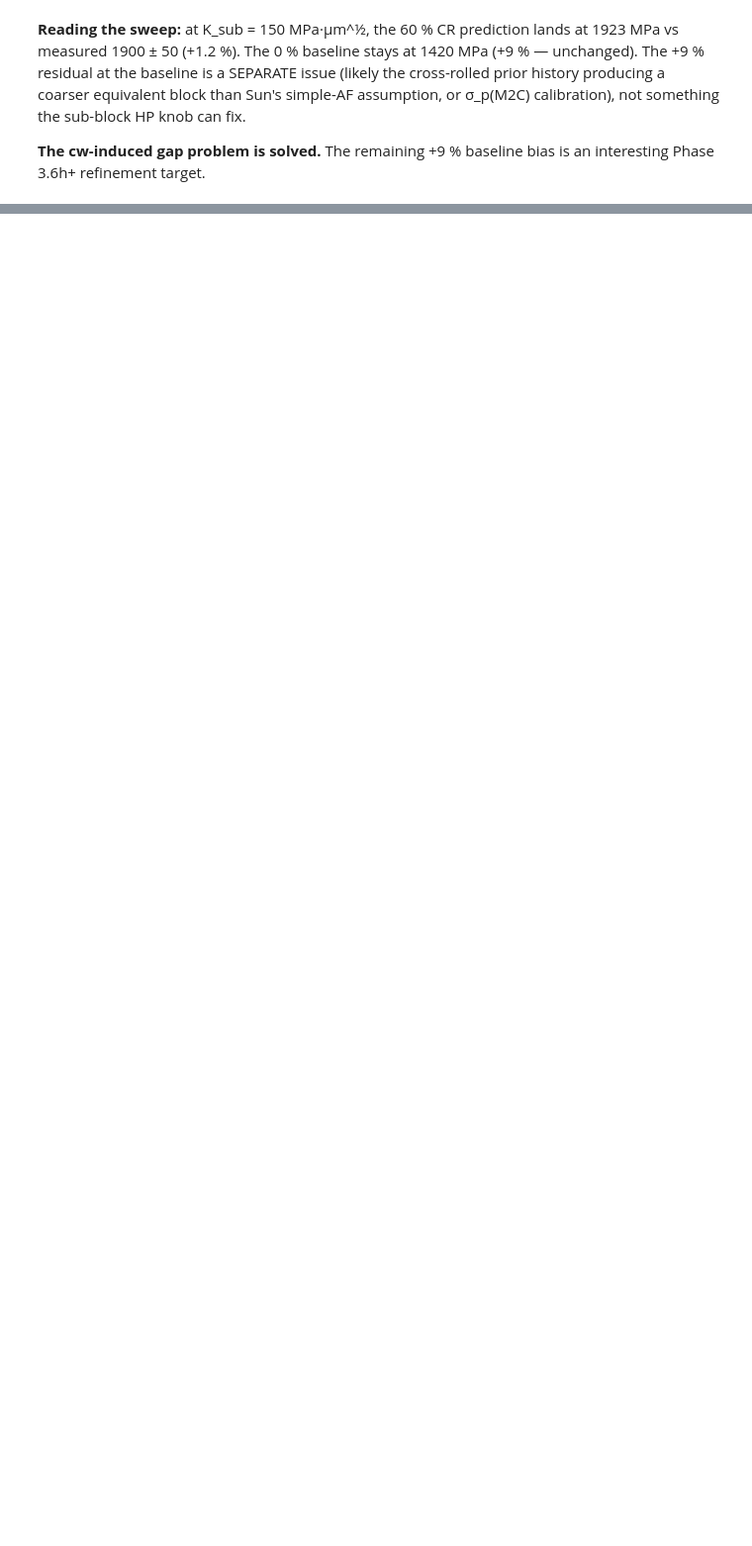
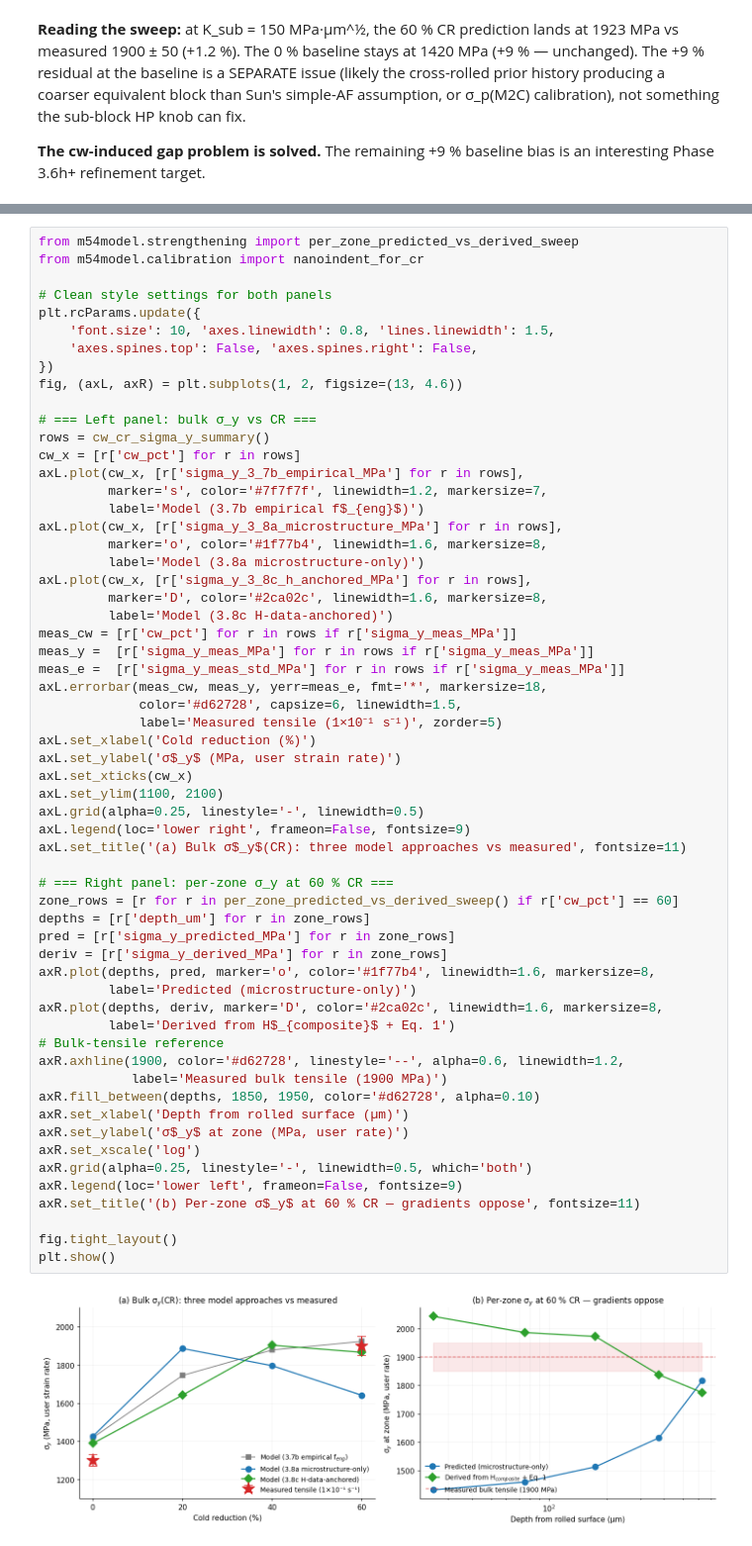
Before and after one commit to jedwa006/alloy-strengthening-contributions-modeling-public, a Jupyter notebook: notebooks/02_trip_toughening.ipynb, the cells around one changed output, grey strips where cells are left out. Shown at 99% size. Cells and saved outputs as stored; diff of their text form; blank space fills up the shorter version.

```diff
--- a/notebooks/02_trip_toughening.ipynb
+++ b/notebooks/02_trip_toughening.ipynb
@@ -453,0 +502,61 @@ bias is an interesting Phase 3.6h+ refinement target.
+# %%
+from m54model.strengthening import per_zone_predicted_vs_derived_sweep
+from m54model.calibration import nanoindent_for_cr
+
+# Clean style settings for both panels
+plt.rcParams.update({
+    'font.size': 10, 'axes.linewidth': 0.8, 'lines.linewidth': 1.5,
+    'axes.spines.top': False, 'axes.spines.right': False,
+})
+fig, (axL, axR) = plt.subplots(1, 2, figsize=(13, 4.6))
+
+# === Left panel: bulk σ_y vs CR ===
+rows = cw_cr_sigma_y_summary()
+cw_x = [r['cw_pct'] for r in rows]
+axL.plot(cw_x, [r['sigma_y_3_7b_empirical_MPa'] for r in rows],
+         marker='s', color='#7f7f7f', linewidth=1.2, markersize=7,
+         label='Model (3.7b empirical f$_{eng}$)')
+axL.plot(cw_x, [r['sigma_y_3_8a_microstructure_MPa'] for r in rows],
+         marker='o', color='#1f77b4', linewidth=1.6, markersize=8,
+         label='Model (3.8a microstructure-only)')
+axL.plot(cw_x, [r['sigma_y_3_8c_h_anchored_MPa'] for r in rows],
+         marker='D', color='#2ca02c', linewidth=1.6, markersize=8,
+         label='Model (3.8c H-data-anchored)')
+meas_cw = [r['cw_pct'] for r in rows if r['sigma_y_meas_MPa']]
+meas_y =  [r['sigma_y_meas_MPa'] for r in rows if r['sigma_y_meas_MPa']]
+meas_e =  [r['sigma_y_meas_std_MPa'] for r in rows if r['sigma_y_meas_MPa']]
+axL.errorbar(meas_cw, meas_y, yerr=meas_e, fmt='*', markersize=18,
+             color='#d62728', capsize=6, linewidth=1.5,
+             label='Measured tensile (1×10⁻¹ s⁻¹)', zorder=5)
+axL.set_xlabel('Cold reduction (%)')
+axL.set_ylabel('σ$_y$ (MPa, user strain rate)')
+axL.set_xticks(cw_x)
+axL.set_ylim(1100, 2100)
+axL.grid(alpha=0.25, linestyle='-', linewidth=0.5)
+axL.legend(loc='lower right', frameon=False, fontsize=9)
+axL.set_title('(a) Bulk σ$_y$(CR): three model approaches vs measured', fontsize=11)
+
+# === Right panel: per-zone σ_y at 60 % CR ===
+zone_rows = [r for r in per_zone_predicted_vs_derived_sweep() if r['cw_pct'] == 60]
+depths = [r['depth_um'] for r in zone_rows]
+pred = [r['sigma_y_predicted_MPa'] for r in zone_rows]
+deriv = [r['sigma_y_derived_MPa'] for r in zone_rows]
+axR.plot(depths, pred, marker='o', color='#1f77b4', linewidth=1.6, markersize=8,
+         label='Predicted (microstructure-only)')
+axR.plot(depths, deriv, marker='D', color='#2ca02c', linewidth=1.6, markersize=8,
+         label='Derived from H$_{composite}$ + Eq. 1')
+# Bulk-tensile reference
+axR.axhline(1900, color='#d62728', linestyle='--', alpha=0.6, linewidth=1.2,
+            label='Measured bulk tensile (1900 MPa)')
+axR.fill_between(depths, 1850, 1950, color='#d62728', alpha=0.10)
+axR.set_xlabel('Depth from rolled surface (µm)')
+axR.set_ylabel('σ$_y$ at zone (MPa, user rate)')
+axR.set_xscale('log')
+axR.grid(alpha=0.25, linestyle='-', linewidth=0.5, which='both')
+axR.legend(loc='lower left', frameon=False, fontsize=9)
+axR.set_title('(b) Per-zone σ$_y$ at 60 % CR — gradients oppose', fontsize=11)
+
+fig.tight_layout()
+plt.show()
+# %% [output]
+[figure, added]
```
Also changed, not shown: parts of 5 cells of this notebook, 5 other files.
